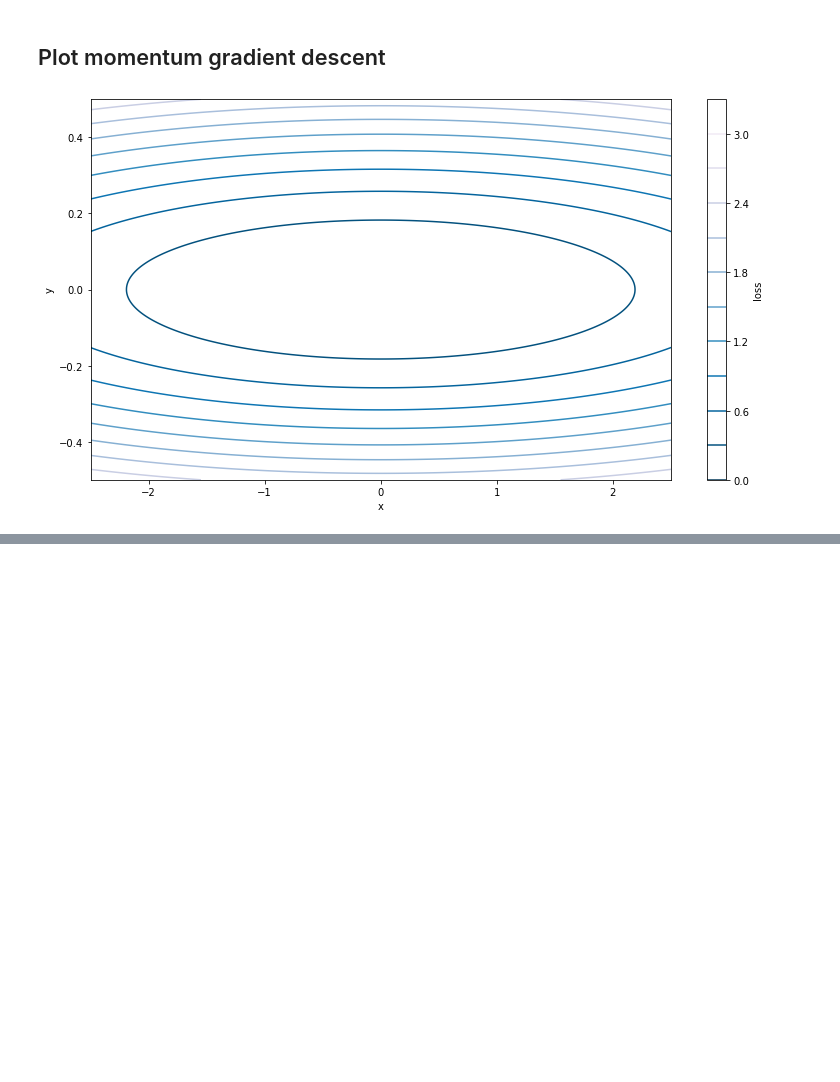
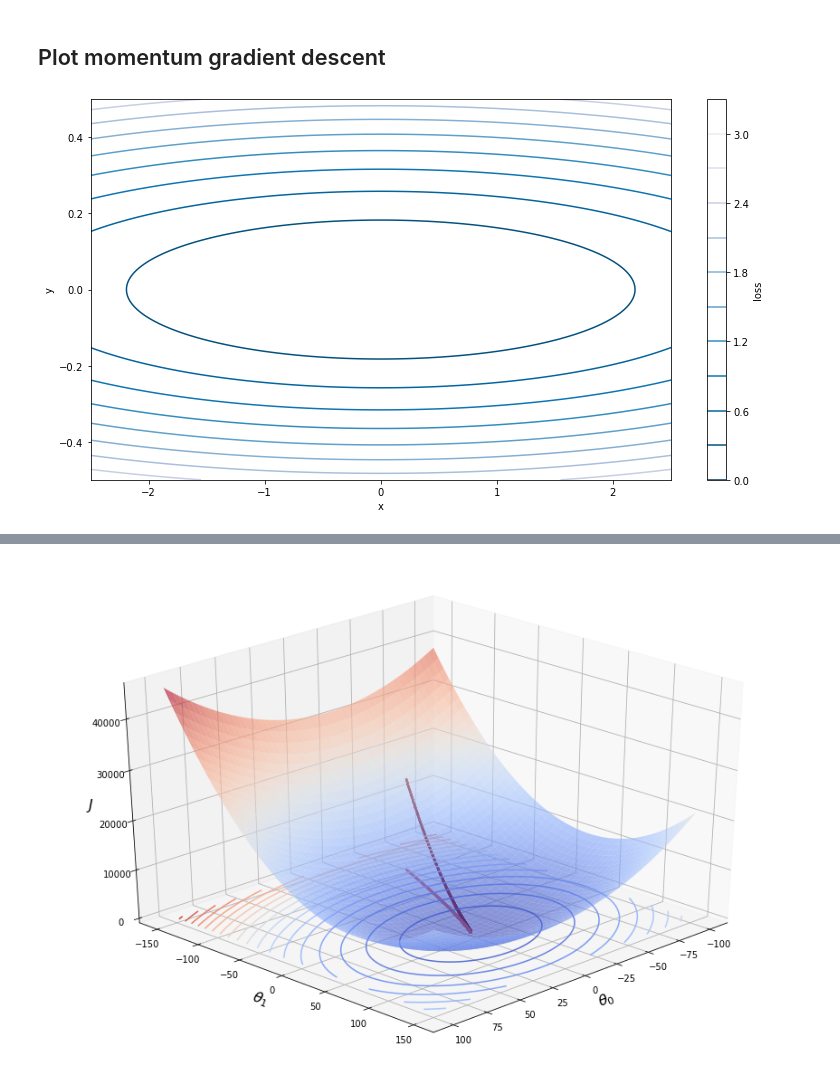
Before and after one commit to vzahorui/vzahorui.github.io, a Jupyter notebook: jupyter_notebooks/regression/gradient_descent.ipynb, the cells around one changed output, grey strips where cells are left out. Drawn from its saved outputs; the diff is of its cells as text; code cells hidden in the pictures; blank space fills up the shorter version.

Commit message:
Added 3d animation to gradient descent

```diff
--- a/jupyter_notebooks/regression/gradient_descent.ipynb
+++ b/jupyter_notebooks/regression/gradient_descent.ipynb
@@ -313,0 +153,66 @@ ani.save("movie.mp4")
+# %%
+# Static plot
+# Simulate data for univariate linear regression
+X, y = make_regression(n_samples=100,
+                       n_features=1,
+                       n_informative=1,
+                       noise=20,
+                       random_state=42)
+X = X.flatten()
+# Add ones to account for intercept in the model
+X = np.vstack([np.ones(X.size), X]).T
+
+
+def get_gradient(X, y, theta):
+    # Vectorized version of the loss function and its gradient
+    err = X @ theta - y
+    J = (err.T @ err) / y.size
+    gradient_J = 1/(2*y.size) * (X.T @ err)
+    return (J, gradient_J)
+
+
+def gradient_descend(X, y, theta, alpha=0.01, precision=0.001, maxsteps=1000):
+    theta_hist = [theta]
+    # Initial guess
+    step = 0
+    J, gradient_J = get_gradient(X, y, theta)
+    loss_hist = [J]
+
+    while J > precision and step <= maxsteps:
+        step += 1
+        theta = theta - alpha*gradient_J
+        theta_hist.append(theta)
+        J, gradient_J = get_gradient(X, y, theta)
+        loss_hist.append(J)
+
+    return (np.array(loss_hist), np.array(theta_hist))
+
+
+# Initail value of theta
+theta = np.array([-45, -100])
+# Meshgrid of all possible theta values
+T0, T1 = np.meshgrid(np.linspace(-100, 100, 100),
+                     np.linspace(-150, 150, 100))
+
+# Cost function for each combination of theta values
+zs = np.array([get_gradient(X, y, theta)[0]
+               for theta in zip(np.ravel(T0), np.ravel(T1))])
+# Put the array of cost function results into dimension of thetas
+Z = zs.reshape(T0.shape)
+
+J, gradient_J = gradient_descend(X, y, theta)
+
+# Plot surfaces
+fig = plt.figure(figsize=(15, 10))
+ax = fig.add_subplot(projection='3d')
+ax.plot_surface(T0, T1, Z, cmap='coolwarm', alpha=0.6)
+ax.set_xlabel(r'$\theta_0$', fontsize=16)
+ax.set_ylabel(r'$\theta_1$', fontsize=16)
+ax.set_zlabel('$J$', fontsize=16)
+ax.view_init(elev=30, azim=45)
+ax.contour(T0, T1, Z, 20, cmap='coolwarm', alpha=0.9, offset=0)
+# Plot descent
+ax.plot(gradient_J.T[0], gradient_J.T[1], J, color='maroon', marker='.', markersize=3)
+ax.plot(gradient_J.T[0], gradient_J.T[1], 0, color='indianred', marker='.', markersize=3);
+# %% [output]
+[figure, added]
```
Also changed, not shown: parts of 8 cells of this notebook, 3 other files.
